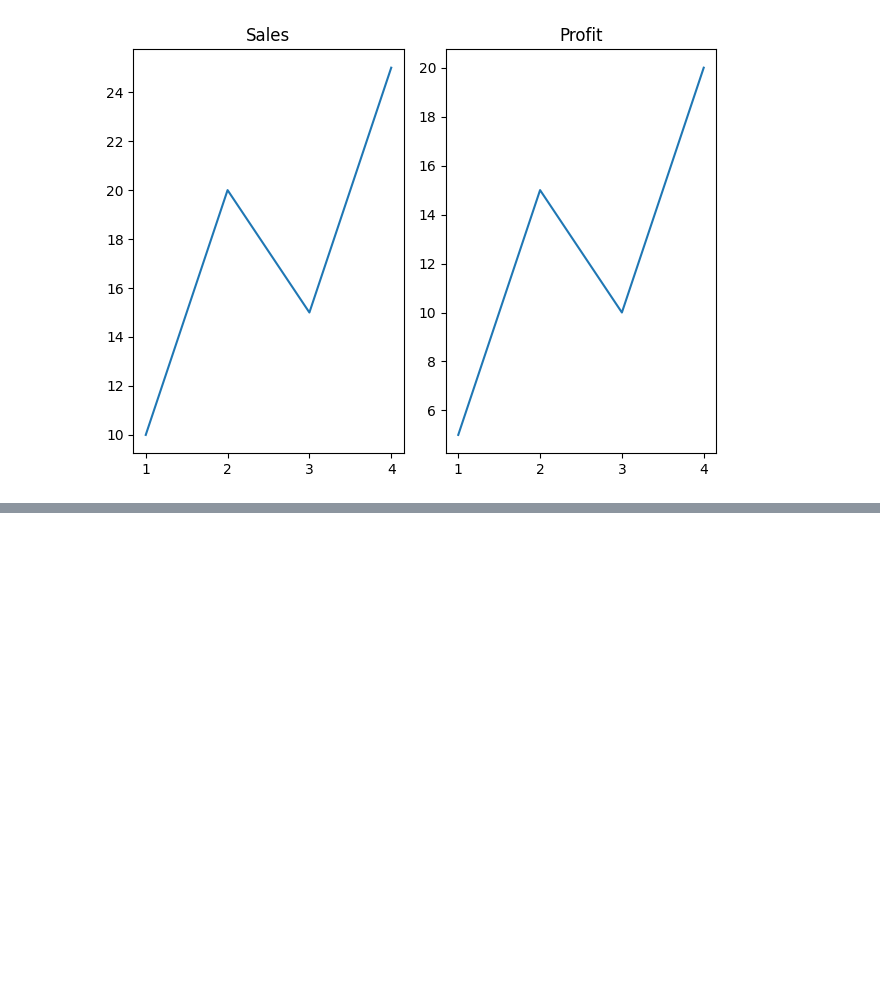
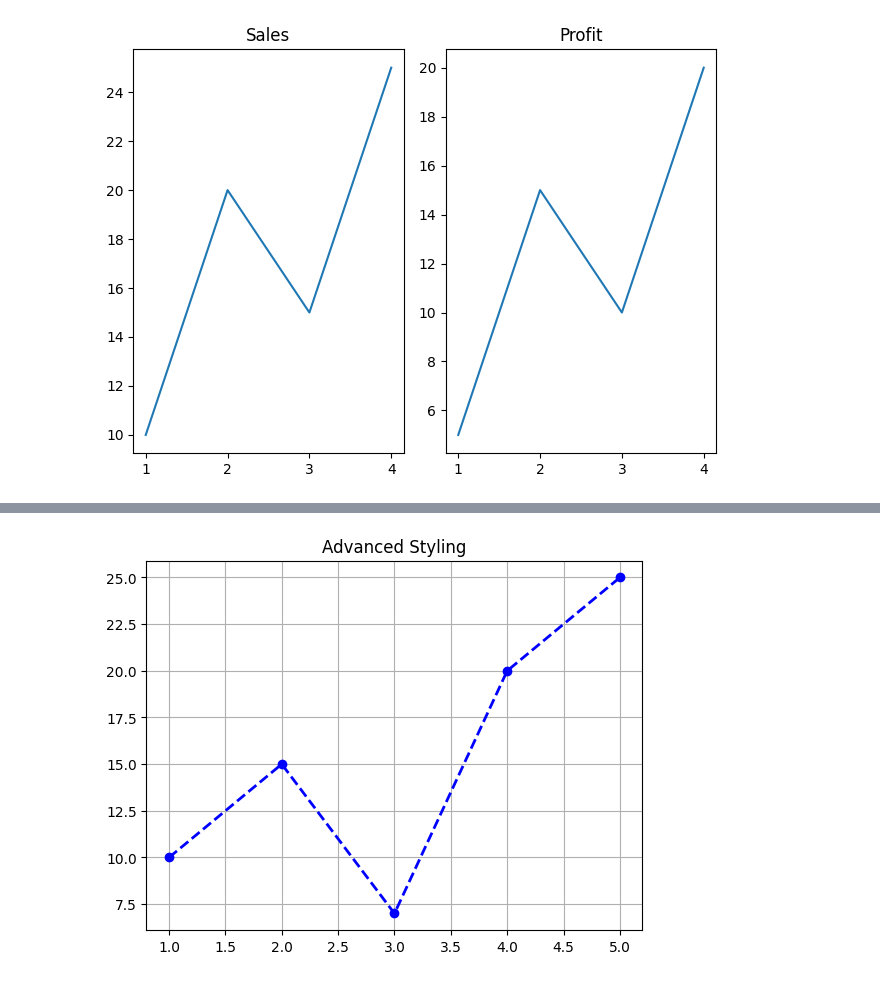
Before and after one commit to hady872/AI_Learning_Journey, a Jupyter notebook: matplotlib_course/matplotlib_ai.ipynb, the cells around one changed output, grey strips where cells are left out. Saved outputs shown, nothing was run; the diff lists cells and outputs as text; code cells hidden in the pictures; blank space fills up the shorter version.

```diff
--- a/matplotlib_course/matplotlib_ai.ipynb
+++ b/matplotlib_course/matplotlib_ai.ipynb
@@ -161,0 +177,14 @@ plt.show()
+# %%
+plt.plot(x, y,
+         color="blue",
+         linestyle="--",
+         linewidth=2,
+         marker="o")
+plt.title("Advanced Styling")
+plt.xlabel=("X")
+plt.ylabel=("Y")
+
+plt.grid()
+plt.show()
+# %% [output]
+[figure, added]
```
Also changed, not shown: parts of 9 cells of this notebook.
